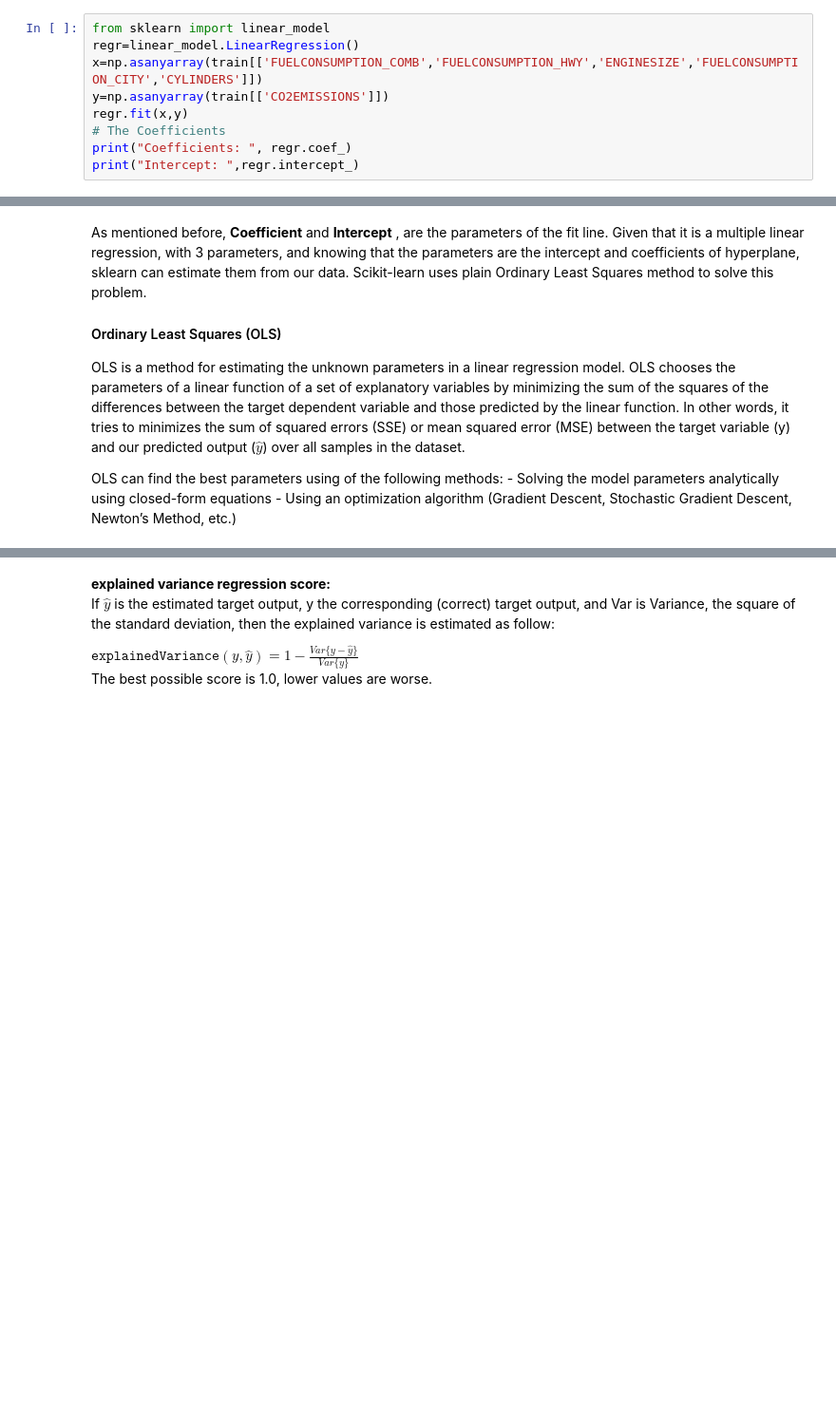
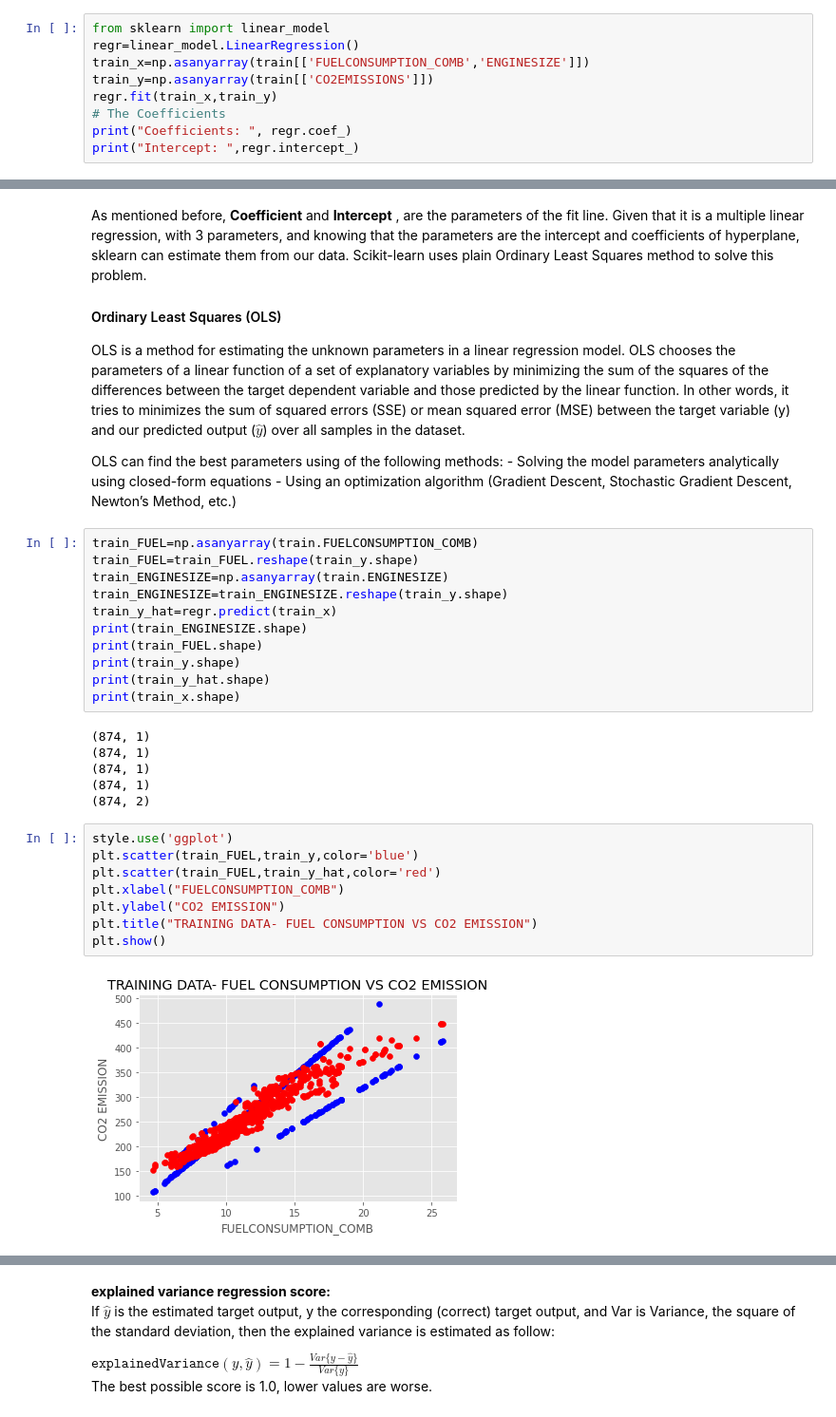
Before and after one commit to 08vivek08/data-science, a Jupyter notebook: 5_Mulitple_Linear_Regression_Co2_emission.ipynb, the cells around one changed output, grey strips where cells are left out. Shown: that part at 95% size. Cells and saved outputs as stored; diff of their text form; blank space fills up the shorter version.

```diff
--- a/5_Mulitple_Linear_Regression_Co2_emission.ipynb
+++ b/5_Mulitple_Linear_Regression_Co2_emission.ipynb
@@ -139,9 +141,9 @@ This means that we know the outcome of each data point in this dataset, making i
 # %%
 from sklearn import linear_model
 regr=linear_model.LinearRegression()
-x=np.asanyarray(train[['FUELCONSUMPTION_COMB','FUELCONSUMPTION_HWY','ENGINESIZE','FUELCONSUMPTION_CITY','CYLINDERS']])
-y=np.asanyarray(train[['CO2EMISSIONS']])
-regr.fit(x,y)
+train_x=np.asanyarray(train[['FUELCONSUMPTION_COMB','ENGINESIZE']])
+train_y=np.asanyarray(train[['CO2EMISSIONS']])
+regr.fit(train_x,train_y)
 # The Coefficients
 print("Coefficients: ", regr.coef_)
 print("Intercept: ",regr.intercept_)
@@ -160,3 +162,30 @@ OLS is a method for estimating the unknown parameters in a linear regression mod
 OLS can find the best parameters using of the following methods:
     - Solving the model parameters analytically using closed-form equations
     - Using an optimization algorithm (Gradient Descent, Stochastic Gradient Descent, Newton’s Method, etc.)
+# %%
+train_FUEL=np.asanyarray(train.FUELCONSUMPTION_COMB)
+train_FUEL=train_FUEL.reshape(train_y.shape)
+train_ENGINESIZE=np.asanyarray(train.ENGINESIZE)
+train_ENGINESIZE=train_ENGINESIZE.reshape(train_y.shape)
+train_y_hat=regr.predict(train_x)
+print(train_ENGINESIZE.shape)
+print(train_FUEL.shape)
+print(train_y.shape)
+print(train_y_hat.shape)
+print(train_x.shape)
+# %% [output]
+(874, 1)
+(874, 1)
+(874, 1)
+(874, 1)
+(874, 2)
+# %%
+style.use('ggplot')
+plt.scatter(train_FUEL,train_y,color='blue')
+plt.scatter(train_FUEL,train_y_hat,color='red')
+plt.xlabel("FUELCONSUMPTION_COMB")
+plt.ylabel("CO2 EMISSION")
+plt.title("TRAINING DATA- FUEL CONSUMPTION VS CO2 EMISSION")
+plt.show()
+# %% [output]
+[figure, added]
```
Also changed, not shown: parts of 13 cells of this notebook.
